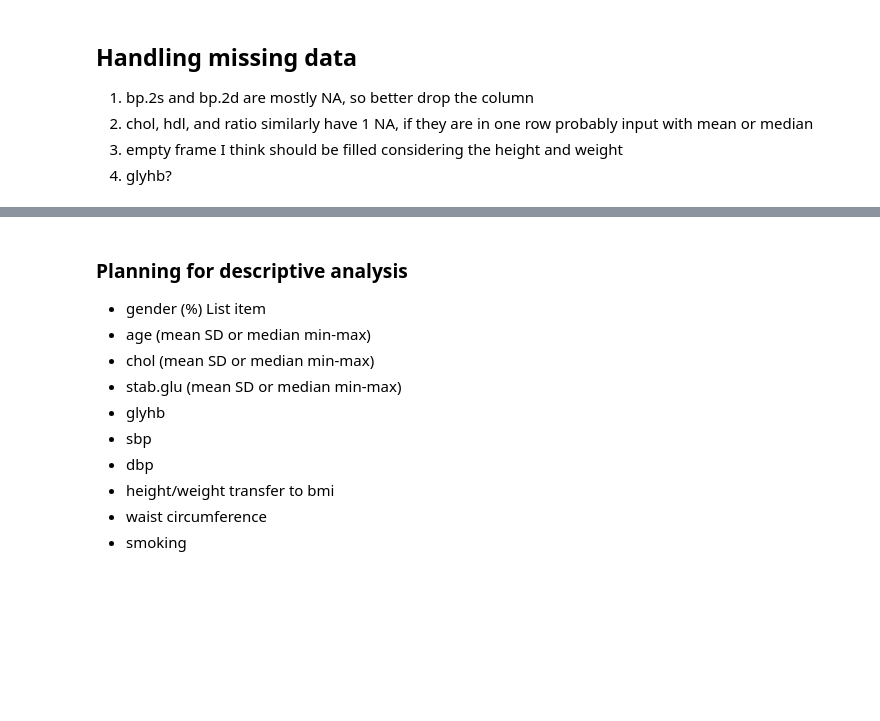
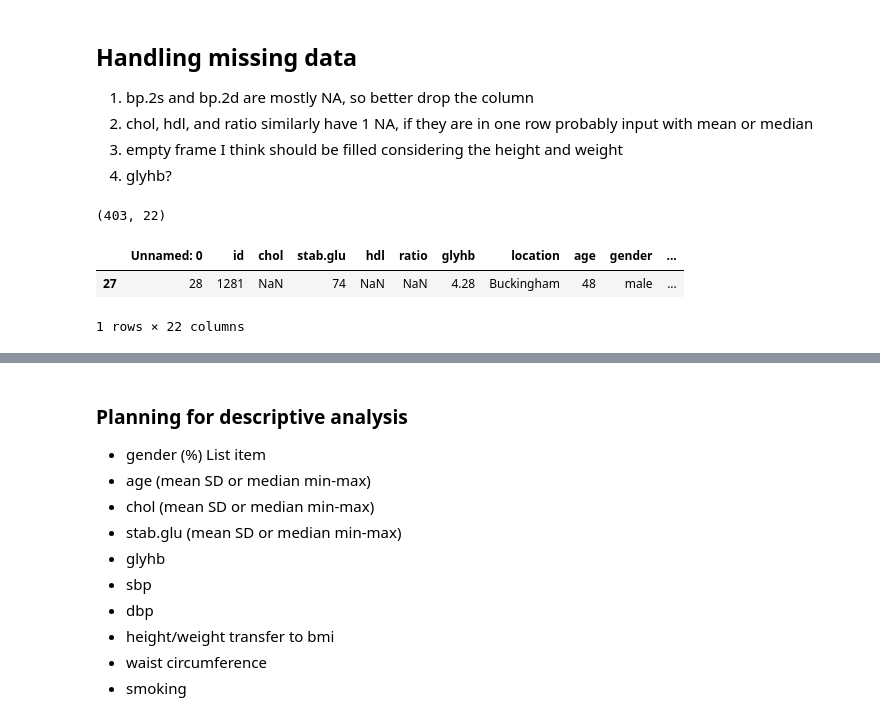
Before and after one commit to lililalina/my-data-challenge, a Jupyter notebook: Data_Visualization_using_Plotnine_and_ggplot.ipynb, the cells around one changed output, grey strips where cells are left out. Cells and saved outputs as stored; diff of their text form; code cells hidden in the pictures; blank space fills up the shorter version.

```diff
--- a/Data_Visualization_using_Plotnine_and_ggplot.ipynb
+++ b/Data_Visualization_using_Plotnine_and_ggplot.ipynb
@@ -242,3 +246,17 @@ dtype: int64
 2. chol, hdl, and ratio similarly have 1 NA, if they are in one row probably input with mean or median
 3. empty frame I think should be filled considering the height and weight
 4. glyhb?
+# %%
+#drop column bp.2s and bp.2d
+dblog = dblog.drop(['bp.2s', 'bp.2d'], axis=1)
+# %%
+dblog.shape
+# %% [output]
+(403, 22)
+# %%
+#find Na in chol column
+dblog[dblog['chol'].isna()]
+# %% [output]
+|  | Unnamed: 0 | id | chol | stab.glu | hdl | ratio | glyhb | location | age | gender | ... |
+| 27 | 28 | 1281 | NaN | 74 | NaN | NaN | 4.28 | Buckingham | 48 | male | ... |
+1 rows × 22 columns
```
Also changed, not shown: parts of 10 cells of this notebook.
